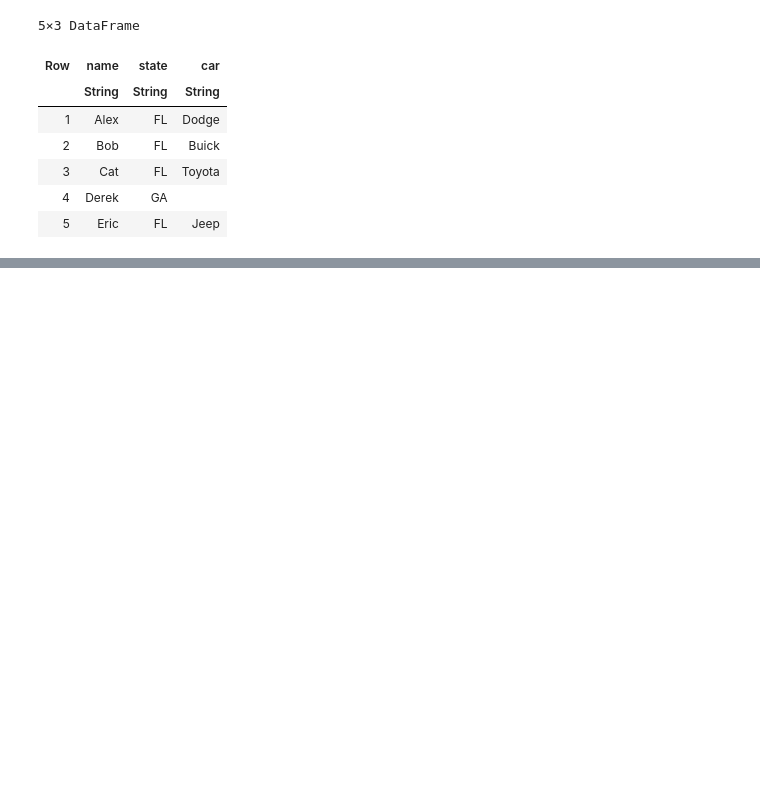
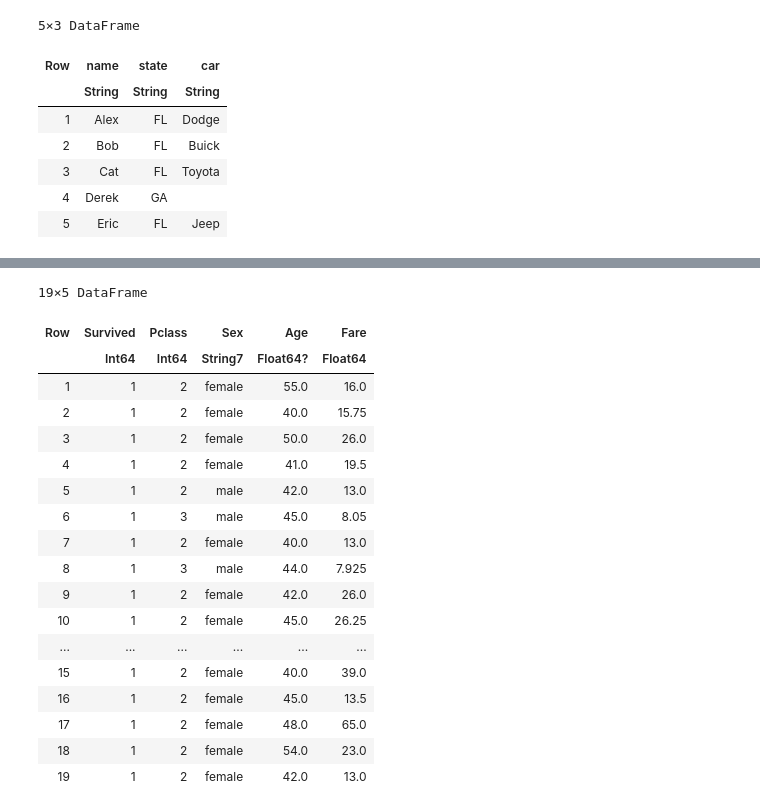
Before and after one commit to mantzaris/JuliaLang_Yeah_Yeah_Yeah, a Jupyter notebook: DataScienceCaseStudies/Titanic.ipynb, the cells around one changed output, grey strips where cells are left out. Saved outputs shown, nothing was run; the diff lists cells and outputs as text; code cells hidden in the pictures; blank space fills up the shorter version.

Commit message:
demo survey data

```diff
--- a/DataScienceCaseStudies/Titanic.ipynb
+++ b/DataScienceCaseStudies/Titanic.ipynb
@@ -406,3 +425,2 @@ XGBoost.predict( m_xgb1 , Matrix( df_titanic[1:3,["Pclass","Age","Fare"]] ) )
 # %%
-x = rand(100)
-@rput x
+x1 = rand( 100 );
@@ -568,0 +803,22 @@ DBInterface.execute( db , "SELECT * FROM table1" ) |> DataFrame
+# %%
+filter( row-> row["Survived"]==1 , filter( row-> row["Age"] >= 40 , df_titanic ) ) |> res-> filter(x->x["Pclass"]>1,res)
+# %% [output]
+19×5 DataFrame
+| Row | Survived | Pclass | Sex | Age | Fare |
+|  | Int64 | Int64 | String7 | Float64? | Float64 |
+| 1 | 1 | 2 | female | 55.0 | 16.0 |
+| 2 | 1 | 2 | female | 40.0 | 15.75 |
+| 3 | 1 | 2 | female | 50.0 | 26.0 |
+| 4 | 1 | 2 | female | 41.0 | 19.5 |
+| 5 | 1 | 2 | male | 42.0 | 13.0 |
+| 6 | 1 | 3 | male | 45.0 | 8.05 |
+| 7 | 1 | 2 | female | 40.0 | 13.0 |
+| 8 | 1 | 3 | male | 44.0 | 7.925 |
+| 9 | 1 | 2 | female | 42.0 | 26.0 |
+| 10 | 1 | 2 | female | 45.0 | 26.25 |
+| ... | ... | ... | ... | ... | ... |
+| 15 | 1 | 2 | female | 40.0 | 39.0 |
+| 16 | 1 | 2 | female | 45.0 | 13.5 |
+| 17 | 1 | 2 | female | 48.0 | 65.0 |
+| 18 | 1 | 2 | female | 54.0 | 23.0 |
+| 19 | 1 | 2 | female | 42.0 | 13.0 |
```
Also changed, not shown: parts of 60 cells of this notebook, 5 other files.
